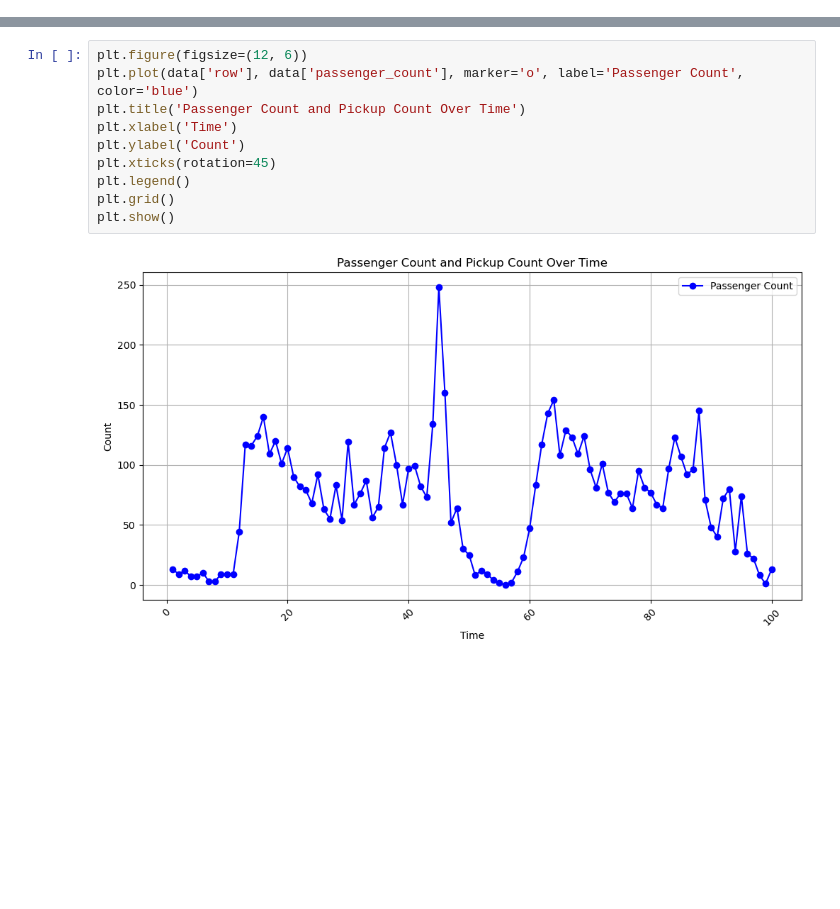
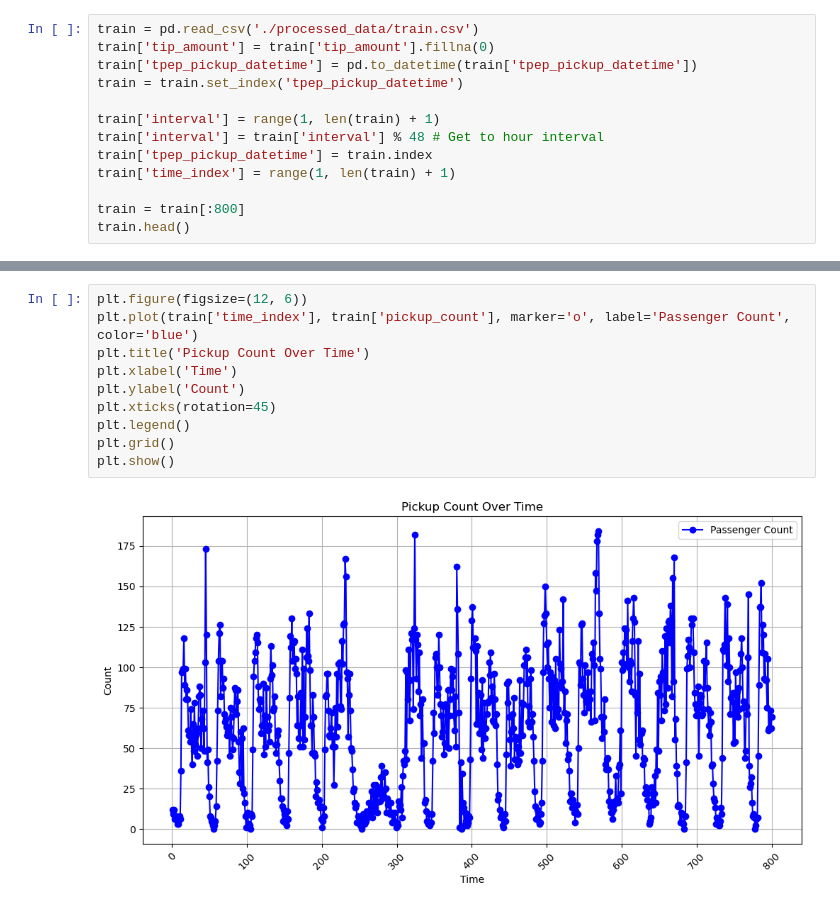
Before and after one commit to HarisNaveed17/predicting_taxi_fares, a Jupyter notebook: test_model.ipynb, the cells around one changed output, grey strips where cells are left out. Saved outputs shown, nothing was run; the diff lists cells and outputs as text; blank space fills up the shorter version.

```diff
--- a/test_model.ipynb
+++ b/test_model.ipynb
@@ -26,0 +18,13 @@ data = data[:100]
+# %%
+train = pd.read_csv('./processed_data/train.csv')
+train['tip_amount'] = train['tip_amount'].fillna(0)
+train['tpep_pickup_datetime'] = pd.to_datetime(train['tpep_pickup_datetime'])
+train = train.set_index('tpep_pickup_datetime')
+
+train['interval'] = range(1, len(train) + 1)
+train['interval'] = train['interval'] % 48 # Get to hour interval
+train['tpep_pickup_datetime'] = train.index
+train['time_index'] = range(1, len(train) + 1)
+
+train = train[:800]
+train.head()
@@ -27,13 +59,13 @@ data = data[:100]
 # %%
 plt.figure(figsize=(12, 6))
-plt.plot(data['row'], data['passenger_count'], marker='o', label='Passenger Count', color='blue')
-plt.title('Passenger Count and Pickup Count Over Time')
+plt.plot(train['time_index'], train['pickup_count'], marker='o', label='Passenger Count', color='blue')
+plt.title('Pickup Count Over Time')
 plt.xlabel('Time')
 plt.ylabel('Count')
 plt.xticks(rotation=45)
 plt.legend()
 plt.grid()
 plt.show()
 # %% [output]
-[figure, old version]
+[figure, new version]
 # %%
```
Also changed, not shown: parts of 21 cells of this notebook, 1 other file.
